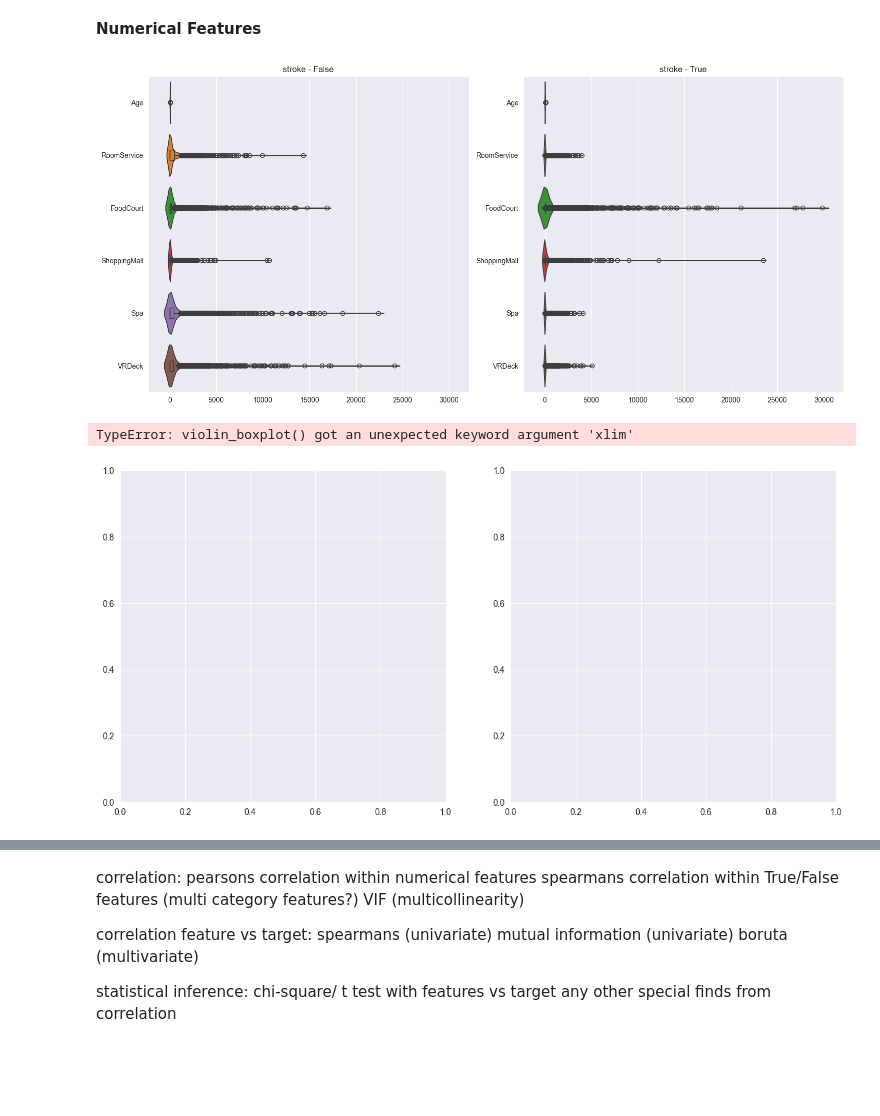
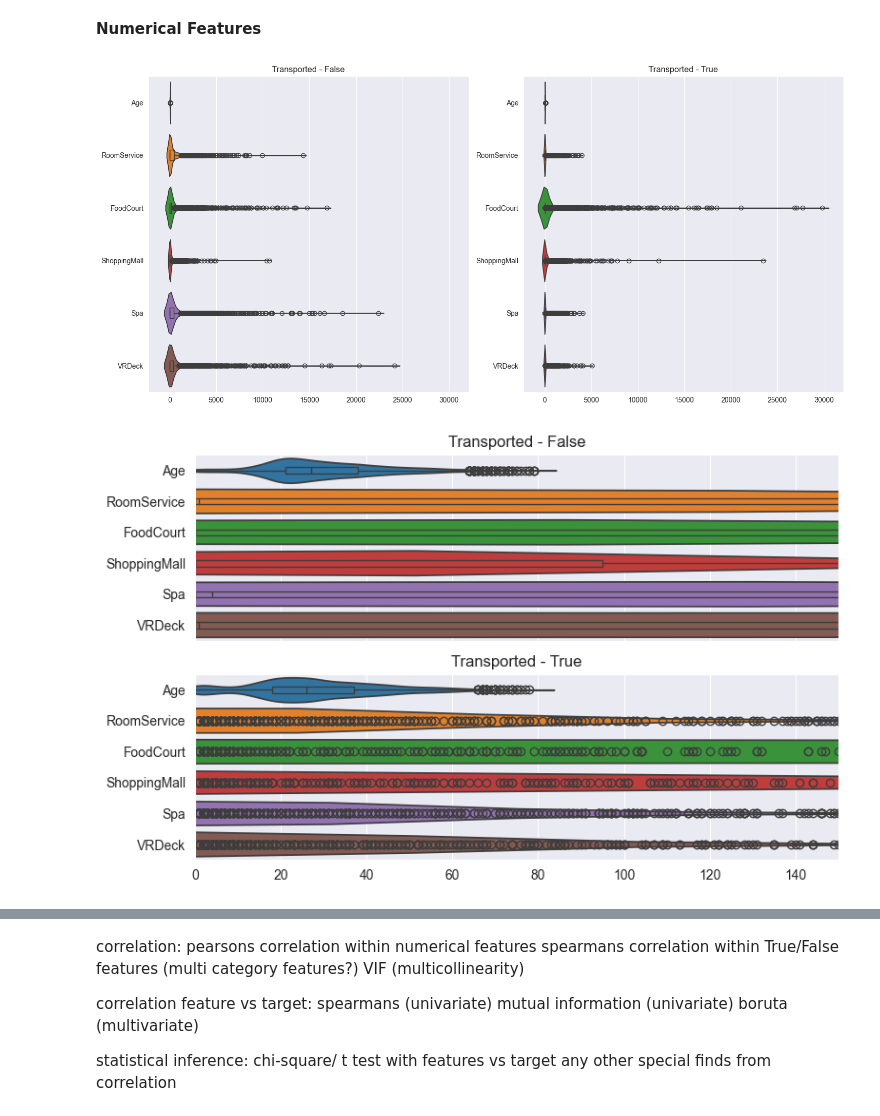
Before and after one commit to CelineChiLamNg/spaceship_prediction, a Jupyter notebook: spaceship_titanic.ipynb, the cells around one changed output, grey strips where cells are left out. Cells and saved outputs as stored; diff of their text form; code cells hidden in the pictures; blank space fills up the shorter version.

```diff
--- a/spaceship_titanic.ipynb
+++ b/spaceship_titanic.ipynb
@@ -227,26 +229,27 @@ numerical_columns = numerical_columns_selector(data)
 fig, axes = plt.subplots(nrows=1, ncols=2, figsize=(15, 7), sharex=True)
 
 violin_boxplot(data=spaceship_eda[spaceship_eda.Transported == True],
-               columns=numerical_columns, title='stroke - True', ax=axes[1])
+               columns=numerical_columns, title='Transported - True',
+               ax=axes[1])
 violin_boxplot(data=spaceship_eda[spaceship_eda.Transported == False],
-               columns=numerical_columns, title='stroke - False', ax=axes[0])
+               columns=numerical_columns, title='Transported - False',
+               ax=axes[0])
 
 plt.tight_layout()
 plt.show()
 # %% [output]
-[figure, old version]
+[figure, new version]
 # %%
-fig, axes = plt.subplots(nrows=1, ncols=2, figsize=(15, 7), sharex=True)
+fig, axes = plt.subplots(nrows=2, ncols=1, figsize=(8, 5), sharex=True)
 
 violin_boxplot(data=spaceship_eda[spaceship_eda.Transported == True],
-               columns=numerical_columns, title='stroke - True',
-               xlim=(0, 5000), ax=axes[1])
+               columns=numerical_columns, title='Transported - True', ax=axes[1])
 violin_boxplot(data=spaceship_eda[spaceship_eda.Transported == False],
-               columns=numerical_columns, title='stroke - False',
-               xlim=(0, 5000), ax=axes[0])
+               columns=numerical_columns, title='Transported - False', ax=axes[0])
 
+axes[1].set_xlim(0, 150)
+axes[0].set_xlim(0, 150)
 plt.tight_layout()
 plt.show()
 # %% [output]
-TypeError: violin_boxplot() got an unexpected keyword argument 'xlim'
-[figure, old version]
+[figure, new version]
```
Also changed, not shown: parts of 7 cells of this notebook, 1 other file.
